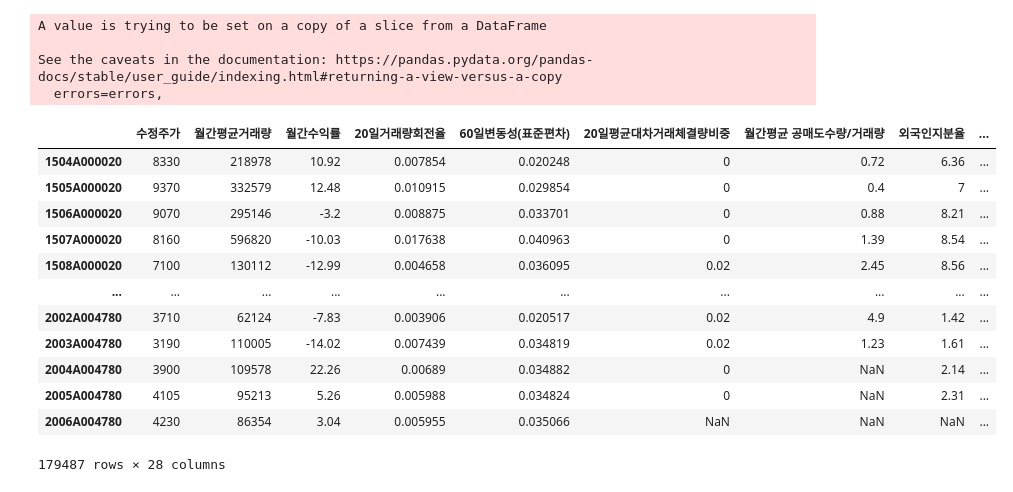
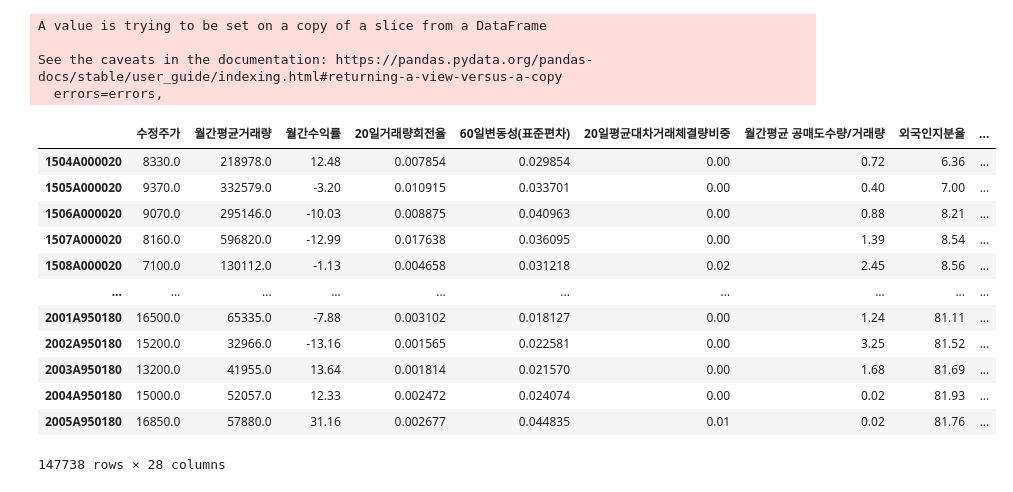
Before and after one commit to kilingki/Quant_ML_Project, a Jupyter notebook: KQR_Project.ipynb, the cells around one changed output. Saved outputs shown, nothing was run; the diff lists cells and outputs as text; code cells hidden in the pictures.

```diff
--- a/KQR_Project.ipynb
+++ b/KQR_Project.ipynb
@@ -39,7 +39,7 @@ for input_data in input_:
   # 종목별 데이터 쪼개기
   input_data_list = []
   for i in range(num_stock):
-    input_data_list.append(input_1.iloc[:, num_input*i+1 : num_input*(i+1)+1])
+    input_data_list.append(input_data.iloc[:, num_input*i+1 : num_input*(i+1)+1])
 
   # 입력 변수 리스트
   input_list = input_data_list[0].loc[0,:].tolist()
@@ -66,24 +66,10 @@ for input_data in input_:
 
 # 엑셀 별 Dataframe 결합
 all_input = pd.concat(new_input)
+all_input.to_excel('/gdrive/My Drive/all_input.xlsx')
+all_input
 # %% [output]
 A value is trying to be set on a copy of a slice from a DataFrame
 
 See the caveats in the documentation: https://pandas.pydata.org/pandas-docs/stable/user_guide/indexing.html#returning-a-view-versus-a-copy
   errors=errors,
-# %%
-all_input
-# %% [output]
-|  | 수정주가 | 월간평균거래량 | 월간수익률 | 20일거래량회전율 | 60일변동성(표준편차) | 20일평균대차거래체결량비중 | 월간평균 공매도수량/거래량 | 외국인지분율 | ... |
-| 1504A000020 | 8330 | 218978 | 10.92 | 0.007854 | 0.020248 | 0 | 0.72 | 6.36 | ... |
-| 1505A000020 | 9370 | 332579 | 12.48 | 0.010915 | 0.029854 | 0 | 0.4 | 7 | ... |
-| 1506A000020 | 9070 | 295146 | -3.2 | 0.008875 | 0.033701 | 0 | 0.88 | 8.21 | ... |
-| 1507A000020 | 8160 | 596820 | -10.03 | 0.017638 | 0.040963 | 0 | 1.39 | 8.54 | ... |
-| 1508A000020 | 7100 | 130112 | -12.99 | 0.004658 | 0.036095 | 0.02 | 2.45 | 8.56 | ... |
-| ... | ... | ... | ... | ... | ... | ... | ... | ... | ... |
-| 2002A004780 | 3710 | 62124 | -7.83 | 0.003906 | 0.020517 | 0.02 | 4.9 | 1.42 | ... |
-| 2003A004780 | 3190 | 110005 | -14.02 | 0.007439 | 0.034819 | 0.02 | 1.23 | 1.61 | ... |
-| 2004A004780 | 3900 | 109578 | 22.26 | 0.00689 | 0.034882 | 0 | NaN | 2.14 | ... |
-| 2005A004780 | 4105 | 95213 | 5.26 | 0.005988 | 0.034824 | 0 | NaN | 2.31 | ... |
-| 2006A004780 | 4230 | 86354 | 3.04 | 0.005955 | 0.035066 | NaN | NaN | NaN | ... |
-179487 rows × 28 columns
@@ -91,0 +76,48 @@ all_input
+# %%
+# 전처리 2 : Dataset X, y 분리
+# 주식 종목 당 X(t) <-> y(t+1) 이 연결되도록 한다.
+# -> X : 가장 최근 값 삭제 / y : 가장 과거 값 삭제
+
+num_date = 63 # 연월 종류 수
+num_stock = all_input.shape[0]//num_date # 종목 종류 수
+
+# y (Label) 분리
+all_label = all_input[['월간수익률', '60일변동성(표준편차)']]
+
+# 종목 별 X 가장 최근 값 제거
+input_idx_del = []
+for i in range(num_stock):
+  input_idx_del.append(all_input.index[num_date*(i+1) - 1])
+all_input = all_input.drop(input_idx_del)
+
+# 종목 별 y 가장 과거 값 제거
+label_idx_del = []
+for i in range(num_stock):
+  label_idx_del.append(all_label.index[num_date * i])
+all_label = all_label.drop(label_idx_del)
+
+# X, y 결합
+all_input['월간수익률'] = all_label['월간수익률'].tolist()
+all_input['60일변동성(표준편차)'] = all_label['60일변동성(표준편차)'].tolist()
+all_input
+# %%
+# 전처리 3 : 결측 값 제거 (y 값 NaN 시 제거)
+# y 값 (월간수익률, 표준편차)가 NaN 인 경우가 적지만
+# 다른 값으로 채워넣기엔 심각한 성능 저하가 예측되기에 제거한다.
+all_input = all_input[pd.notnull(all_input['월간수익률'])]
+all_input = all_input[pd.notnull(all_input['60일변동성(표준편차)'])]
+all_input
+# %% [output]
+|  | 수정주가 | 월간평균거래량 | 월간수익률 | 20일거래량회전율 | 60일변동성(표준편차) | 20일평균대차거래체결량비중 | 월간평균 공매도수량/거래량 | 외국인지분율 | ... |
+| 1504A000020 | 8330.0 | 218978.0 | 12.48 | 0.007854 | 0.029854 | 0.00 | 0.72 | 6.36 | ... |
+| 1505A000020 | 9370.0 | 332579.0 | -3.20 | 0.010915 | 0.033701 | 0.00 | 0.40 | 7.00 | ... |
+| 1506A000020 | 9070.0 | 295146.0 | -10.03 | 0.008875 | 0.040963 | 0.00 | 0.88 | 8.21 | ... |
+| 1507A000020 | 8160.0 | 596820.0 | -12.99 | 0.017638 | 0.036095 | 0.00 | 1.39 | 8.54 | ... |
+| 1508A000020 | 7100.0 | 130112.0 | -1.13 | 0.004658 | 0.031218 | 0.02 | 2.45 | 8.56 | ... |
+| ... | ... | ... | ... | ... | ... | ... | ... | ... | ... |
+| 2001A950180 | 16500.0 | 65335.0 | -7.88 | 0.003102 | 0.018127 | 0.00 | 1.24 | 81.11 | ... |
+| 2002A950180 | 15200.0 | 32966.0 | -13.16 | 0.001565 | 0.022581 | 0.00 | 3.25 | 81.52 | ... |
+| 2003A950180 | 13200.0 | 41955.0 | 13.64 | 0.001814 | 0.021570 | 0.00 | 1.68 | 81.69 | ... |
+| 2004A950180 | 15000.0 | 52057.0 | 12.33 | 0.002472 | 0.024074 | 0.00 | 0.02 | 81.93 | ... |
+| 2005A950180 | 16850.0 | 57880.0 | 31.16 | 0.002677 | 0.044835 | 0.01 | 0.02 | 81.76 | ... |
+147738 rows × 28 columns
```
Also changed, not shown: parts of 4 cells of this notebook.
